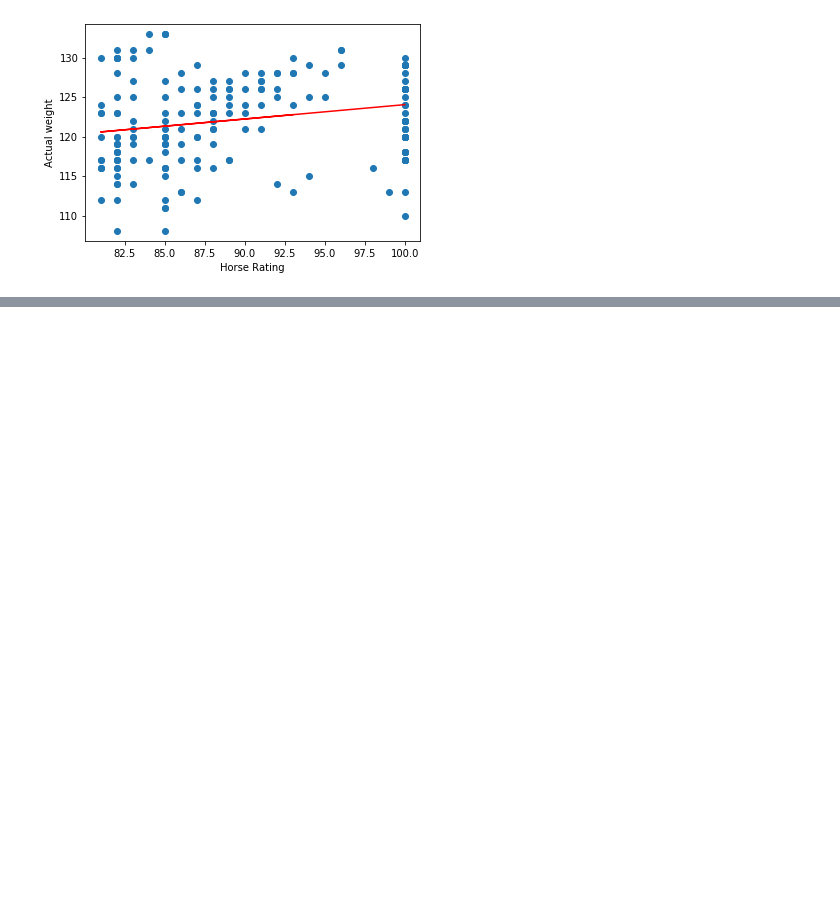
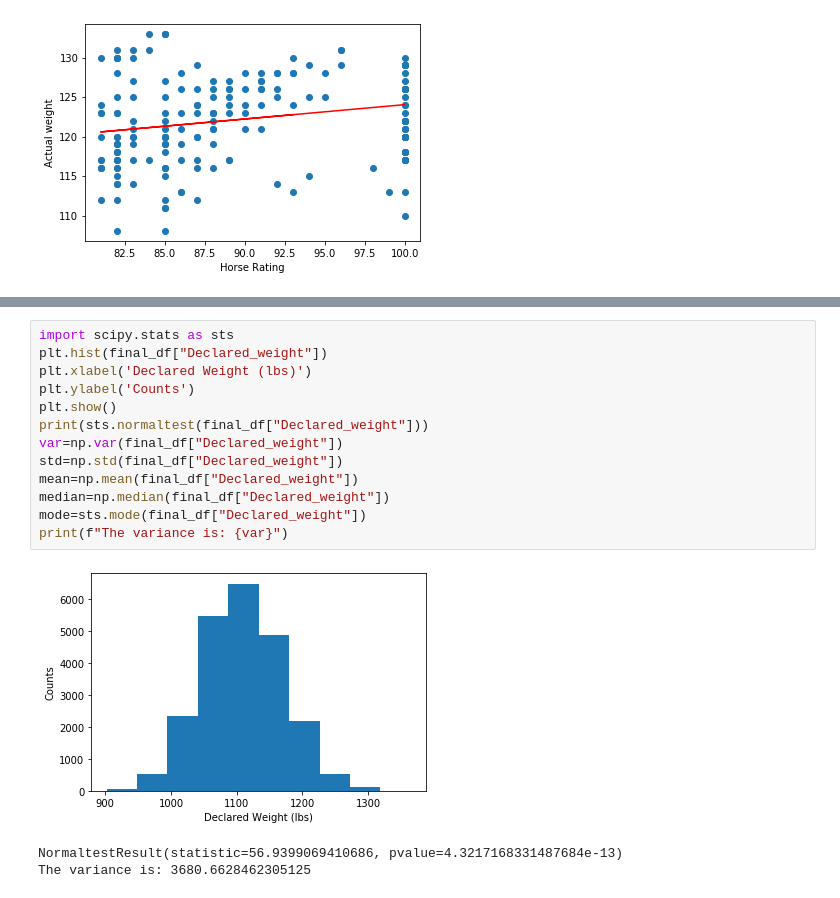
Before and after one commit to Mariovmtz/BootCamp_Project_1, a Jupyter notebook: horse_racing.ipynb, the cells around one changed output, grey strips where cells are left out. Drawn from its saved outputs; the diff is of its cells as text; blank space fills up the shorter version.

```diff
--- a/horse_racing.ipynb
+++ b/horse_racing.ipynb
@@ -292,0 +414,17 @@ SpecificationError: nested renamer is not supported
+# %%
+import scipy.stats as sts
+plt.hist(final_df["Declared_weight"])
+plt.xlabel('Declared Weight (lbs)')
+plt.ylabel('Counts')
+plt.show()
+print(sts.normaltest(final_df["Declared_weight"]))
+var=np.var(final_df["Declared_weight"])
+std=np.std(final_df["Declared_weight"])
+mean=np.mean(final_df["Declared_weight"])
+median=np.median(final_df["Declared_weight"])
+mode=sts.mode(final_df["Declared_weight"])
+print(f"The variance is: {var}")
+# %% [output]
+[figure, added]
+NormaltestResult(statistic=56.9399069410686, pvalue=4.3217168331487684e-13)
+The variance is: 3680.6628462305125
```
Also changed, not shown: parts of 52 cells of this notebook.
